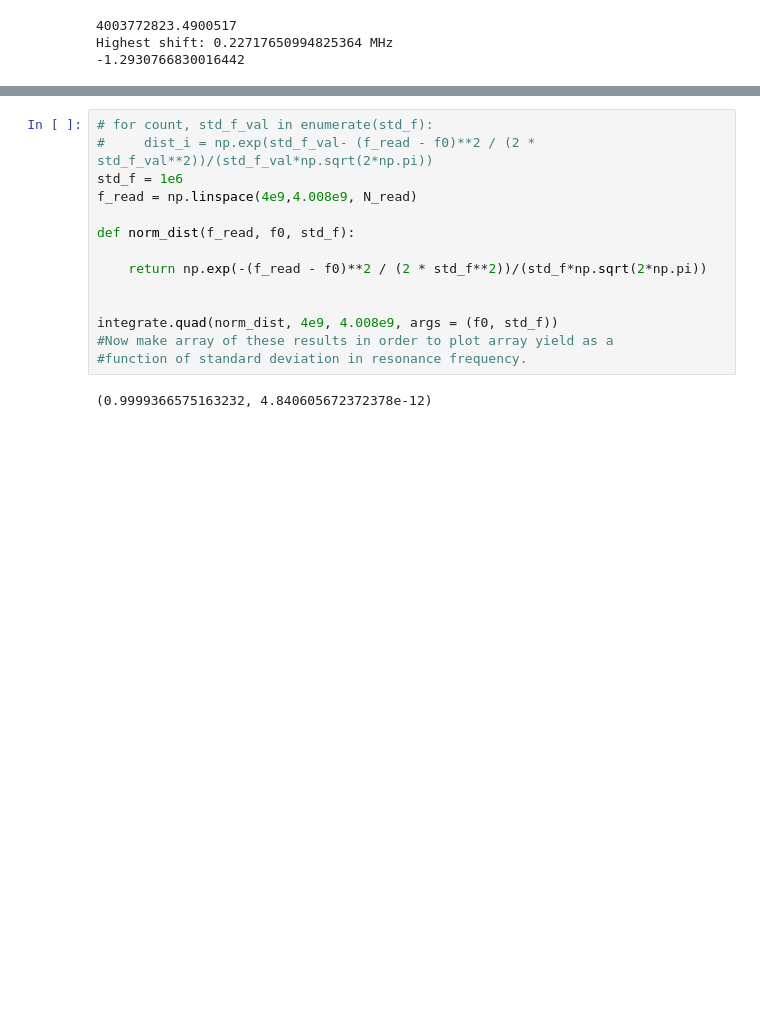
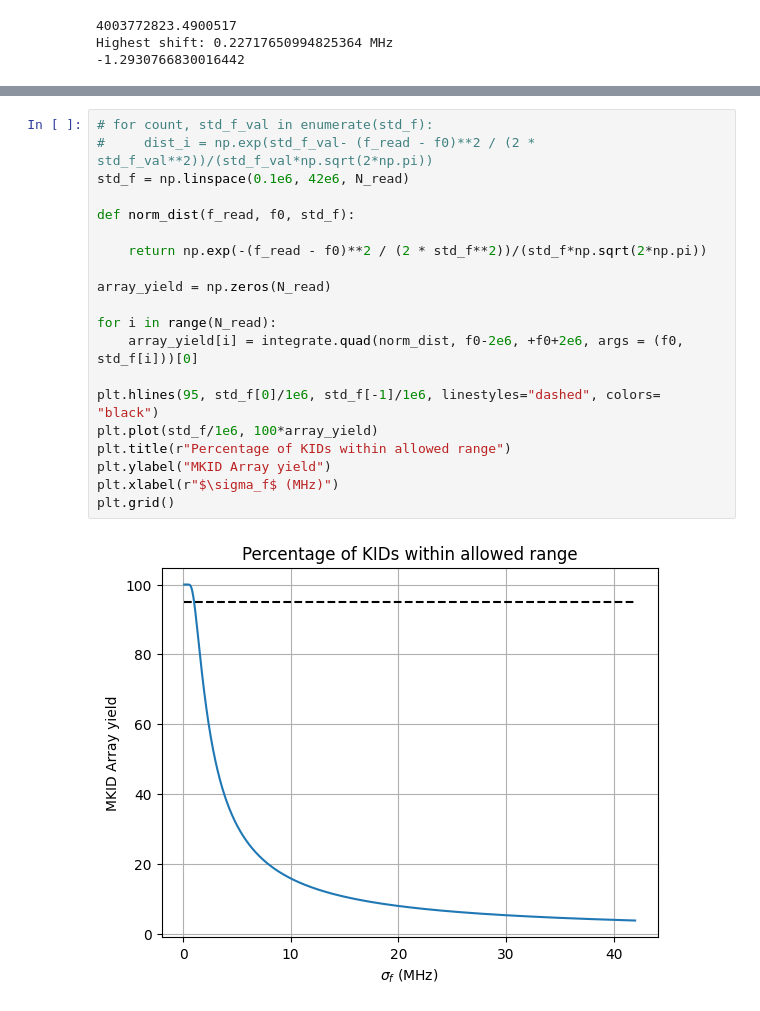
Before and after one commit to HesselSchulte/Python_KID_model, a Jupyter notebook: Fres shift jupyter.ipynb, the cells around one changed output, grey strips where cells are left out. Cells and saved outputs as stored; diff of their text form; blank space fills up the shorter version.

Commit message:
Did the integration of normal distribution to find array yield

```diff
--- a/Fres shift jupyter.ipynb
+++ b/Fres shift jupyter.ipynb
@@ -141,16 +141,22 @@ plt.show()
 # %%
 # for count, std_f_val in enumerate(std_f):
 #     dist_i = np.exp(std_f_val- (f_read - f0)**2 / (2 * std_f_val**2))/(std_f_val*np.sqrt(2*np.pi))
-std_f = 1e6
-f_read = np.linspace(4e9,4.008e9, N_read)
+std_f = np.linspace(0.1e6, 42e6, N_read)
 
 def norm_dist(f_read, f0, std_f):
 
     return np.exp(-(f_read - f0)**2 / (2 * std_f**2))/(std_f*np.sqrt(2*np.pi))
 
+array_yield = np.zeros(N_read)
 
-integrate.quad(norm_dist, 4e9, 4.008e9, args = (f0, std_f))
-#Now make array of these results in order to plot array yield as a
-#function of standard deviation in resonance frequency.
+for i in range(N_read):
+    array_yield[i] = integrate.quad(norm_dist, f0-2e6, +f0+2e6, args = (f0, std_f[i]))[0]
+
+plt.hlines(95, std_f[0]/1e6, std_f[-1]/1e6, linestyles="dashed", colors= "black")
+plt.plot(std_f/1e6, 100*array_yield)
+plt.title(r"Percentage of KIDs within allowed range")
+plt.ylabel("MKID Array yield")
+plt.xlabel(r"$\sigma_f$ (MHz)")
+plt.grid()
 # %% [output]
-(0.9999366575163232, 4.840605672372378e-12)
+[figure, added]
```
Also changed, not shown: parts of 1 cell of this notebook.
